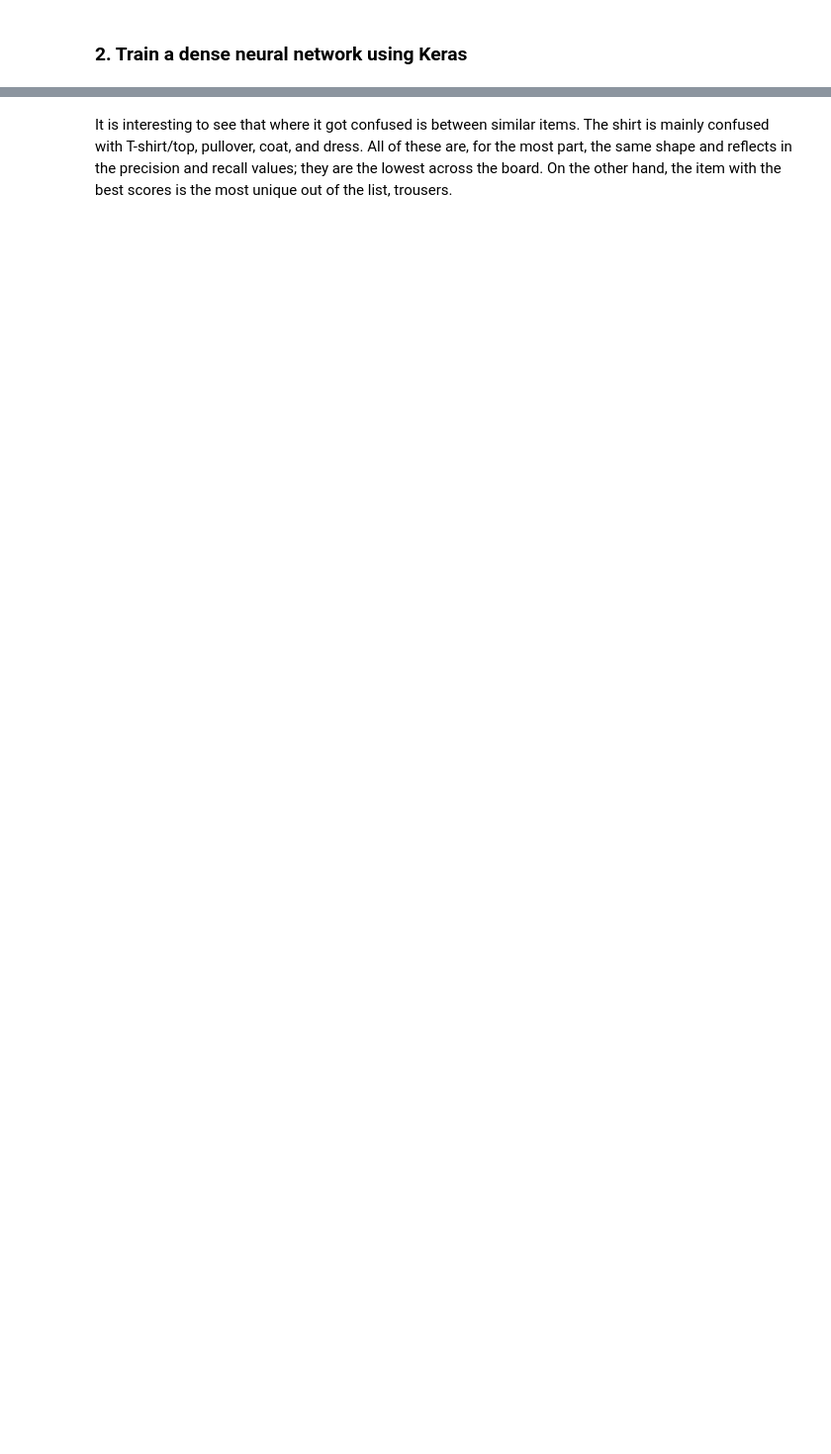
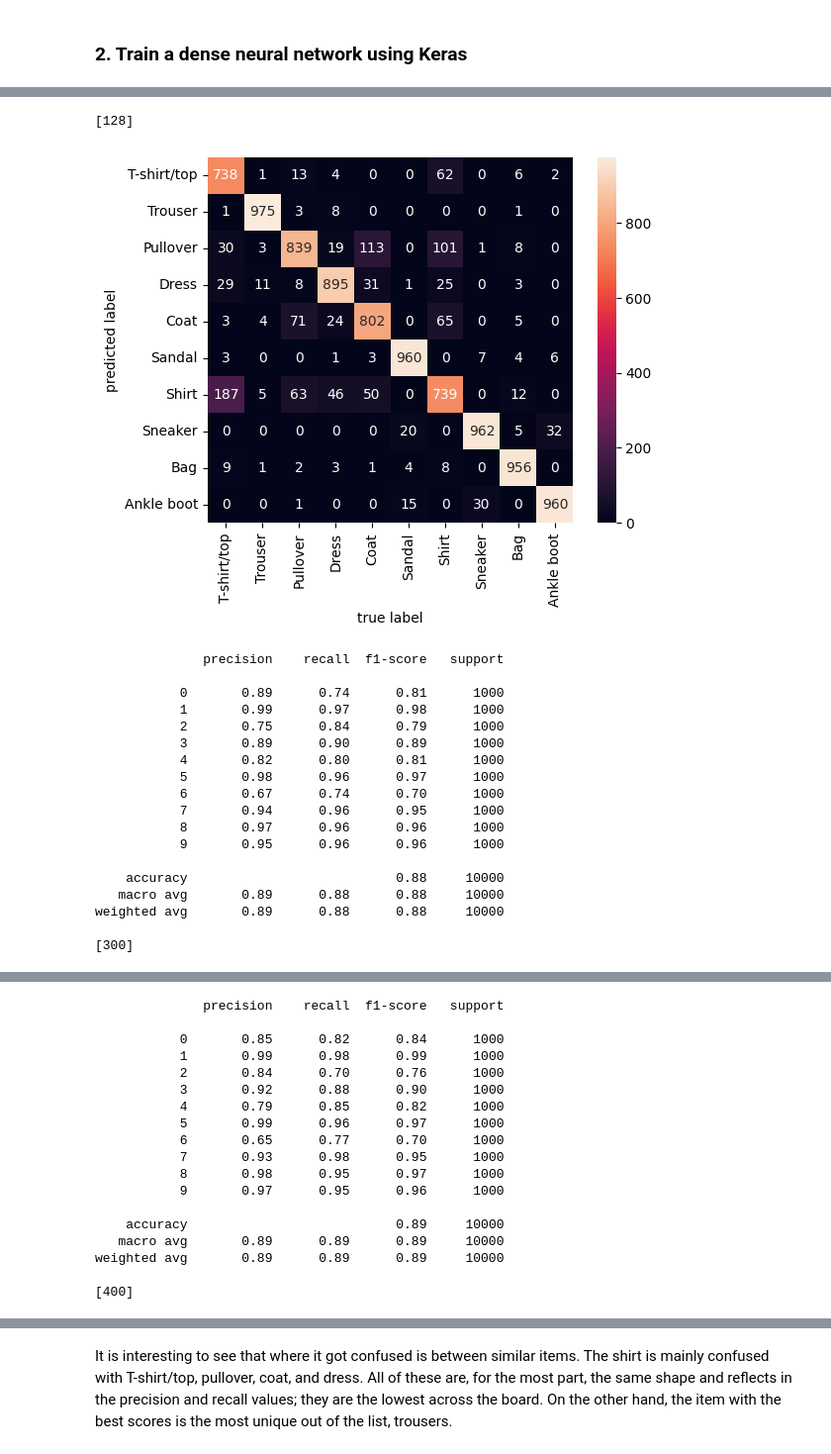
Before and after one commit to billyParmenter/CSCN8010-lab-submissions, a Jupyter notebook: students_submissions/7526387/lab9.ipynb, the cells around one changed output, grey strips where cells are left out. Shown at 99% size. Drawn from its saved outputs; the diff is of its cells as text; code cells hidden in the pictures; blank space fills up the shorter version.

```diff
--- a/students_submissions/7526387/lab9.ipynb
+++ b/students_submissions/7526387/lab9.ipynb
@@ -128,20 +149,22 @@ def build_and_evaluate_model(model_params):
     model, history = fit_model(model,model_params['epochs'], model_params['batch_size'], model_params['verbose'] )
     y_pred = model.predict(X_test, verbose=0)
     evaluate_model(y_test, y_pred, model_params['labels'])
-
-    plt.plot(history.history['loss'])
-    plt.locator_params(axis="both", integer=True)
-    plt.title('Model loss')
-    plt.ylabel('Loss')
-    plt.xlabel('Epoch')
-    plt.legend(['Train', 'Test'], loc='upper left')
-    plt.show()
+    return history
 # %%
-params = {
-    'labels': ["T-shirt/top", "Trouser", "Pullover", "Dress", "Coat", "Sandal", "Shirt", "Sneaker", "Bag", "Ankle boot"],
-    'epochs': 50,
-    'batch_size': 128,
-    'input': 784,
-    'output': 10,
-    'verbose': 0
-}
+def build_and_evaluate_models(models):
+    params = {
+        'labels': ["T-shirt/top", "Trouser", "Pullover", "Dress", "Coat", "Sandal", "Shirt", "Sneaker", "Bag", "Ankle boot"],
+        'epochs': 100,
+        'batch_size': 128,
+        'input': 784,
+        'output': 10,
+        'verbose': 0
+    }
+
+    histories = []
+
+    for model in models:
+        print(model)
+        params['layers'] = model
+        histories.append(build_and_evaluate_model(params))
+    evaluate_histories(histories, models)
@@ -297,0 +171,25 @@ weighted avg       0.86      0.85      0.85     10000
+# %%
+models = [[128],[300],[400],[512],[600]]
+
+build_and_evaluate_models(models)
+# %% [output]
+[128]
+[figure, added]
+              precision    recall  f1-score   support
+
+           0       0.89      0.74      0.81      1000
+           1       0.99      0.97      0.98      1000
+           2       0.75      0.84      0.79      1000
+           3       0.89      0.90      0.89      1000
+           4       0.82      0.80      0.81      1000
+           5       0.98      0.96      0.97      1000
+           6       0.67      0.74      0.70      1000
+           7       0.94      0.96      0.95      1000
+           8       0.97      0.96      0.96      1000
+           9       0.95      0.96      0.96      1000
+
+    accuracy                           0.88     10000
+   macro avg       0.89      0.88      0.88     10000
+weighted avg       0.89      0.88      0.88     10000
+
+[300]
@@ -297,0 +197,18 @@ weighted avg       0.86      0.85      0.85     10000
+              precision    recall  f1-score   support
+
+           0       0.85      0.82      0.84      1000
+           1       0.99      0.98      0.99      1000
+           2       0.84      0.70      0.76      1000
+           3       0.92      0.88      0.90      1000
+           4       0.79      0.85      0.82      1000
+           5       0.99      0.96      0.97      1000
+           6       0.65      0.77      0.70      1000
+           7       0.93      0.98      0.95      1000
+           8       0.98      0.95      0.97      1000
+           9       0.97      0.95      0.96      1000
+
+    accuracy                           0.89     10000
+   macro avg       0.89      0.89      0.89     10000
+weighted avg       0.89      0.89      0.89     10000
+
+[400]
```
Also changed, not shown: parts of 11 cells of this notebook.
